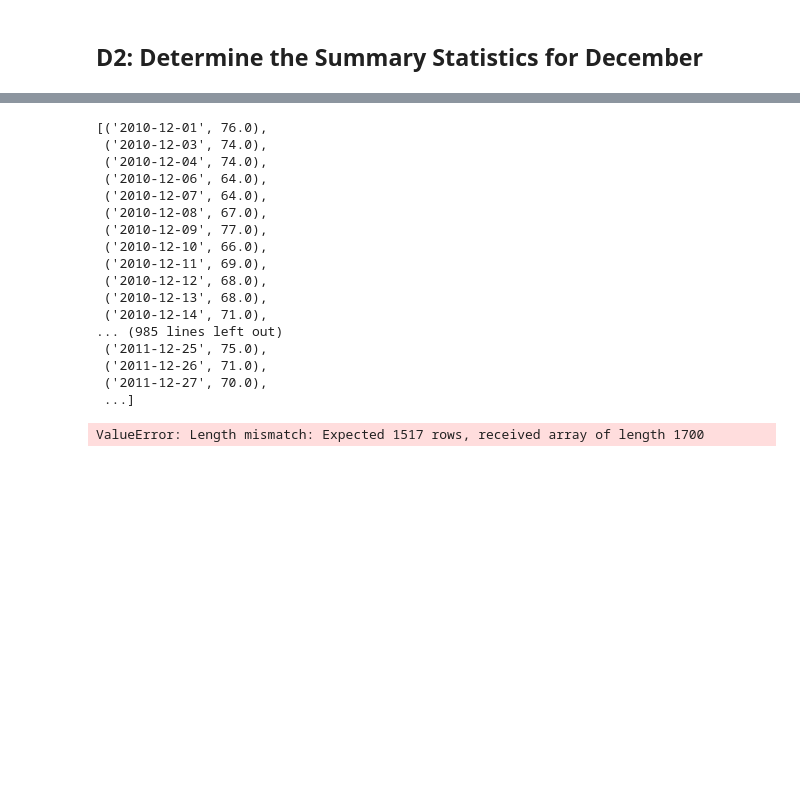
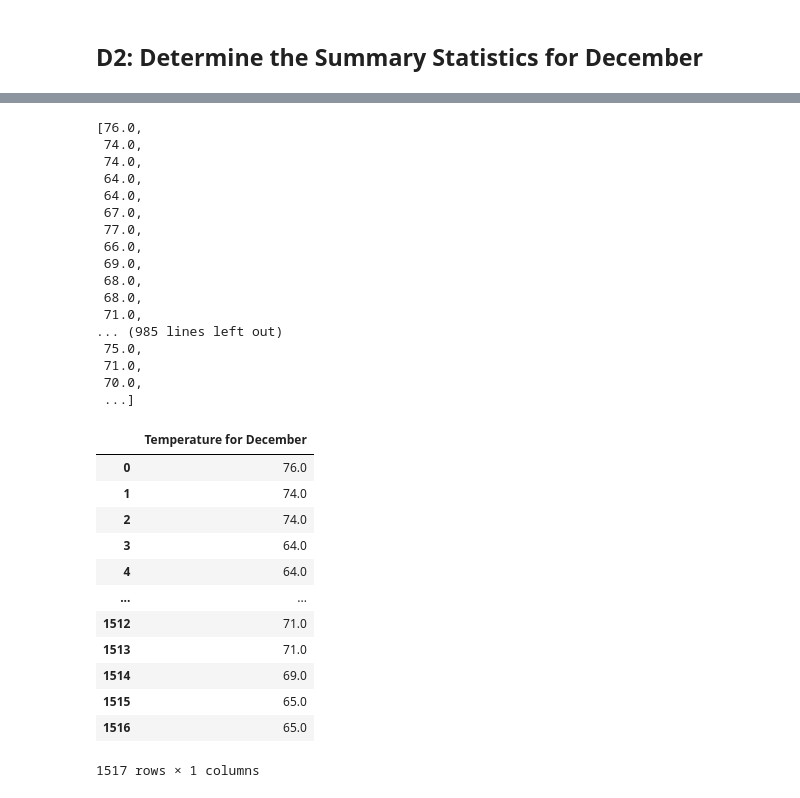
Before and after one commit to Ha-Duong-88/surfs_up, a Jupyter notebook: SurfsUp_Challenge.ipynb, the cells around one changed output, grey strips where cells are left out. Saved outputs shown, nothing was run; the diff lists cells and outputs as text; code cells hidden in the pictures; blank space fills up the shorter version.

```diff
--- a/SurfsUp_Challenge.ipynb
+++ b/SurfsUp_Challenge.ipynb
@@ -120,33 +178,49 @@ session.query(Measurement.date, Measurement.tobs).filter(Measurement.date == 12)
 # 7. Convert the December temperatures to a list.
 temp_dec = session.query(Measurement.date, Measurement.tobs).filter(extract('month',Measurement.date)==12).all()
 temp_dec
+
+temps = []
+for el in temp_dec:
+    temps.append(el[1])
+
+temps
 #print(temp_dec)
 # %% [output]
-[('2010-12-01', 76.0),
- ('2010-12-03', 74.0),
- ('2010-12-04', 74.0),
- ('2010-12-06', 64.0),
- ('2010-12-07', 64.0),
- ('2010-12-08', 67.0),
- ('2010-12-09', 77.0),
- ('2010-12-10', 66.0),
- ('2010-12-11', 69.0),
- ('2010-12-12', 68.0),
- ('2010-12-13', 68.0),
- ('2010-12-14', 71.0),
+[76.0,
+ 74.0,
+ 74.0,
+ 64.0,
+ 64.0,
+ 67.0,
+ 77.0,
+ 66.0,
+ 69.0,
+ 68.0,
+ 68.0,
+ 71.0,
 ... (985 lines left out)
- ('2011-12-25', 75.0),
- ('2011-12-26', 71.0),
- ('2011-12-27', 70.0),
+ 75.0,
+ 71.0,
+ 70.0,
  ...]
 # %%
 # 8. Create a DataFrame from the list of temperatures for the month of December.
-dec_df = pd.DataFrame(temp_dec, columns=['date','temperature'])
-dec_df.set_index(df['date'], inplace=True)
-print(dec_df.to_string(index=False))
-#print(df)
+dec_df = pd.DataFrame(temps, columns=['Temperature for December'])
+dec_df
 # %% [output]
+|  | Temperature for December |
+| 0 | 76.0 |
+| 1 | 74.0 |
+| 2 | 74.0 |
+| 3 | 64.0 |
+| 4 | 64.0 |
+| ... | ... |
+| 1512 | 71.0 |
+| 1513 | 71.0 |
+| 1514 | 69.0 |
+| 1515 | 65.0 |
+| 1516 | 65.0 |
-ValueError: Length mismatch: Expected 1517 rows, received array of length 1700
+1517 rows × 1 columns
 # %%
 # 9. Calculate and print out the summary statistics for the Decemeber temperature DataFrame.
 dec_df.describe()
```
Also changed, not shown: parts of 20 cells of this notebook.
